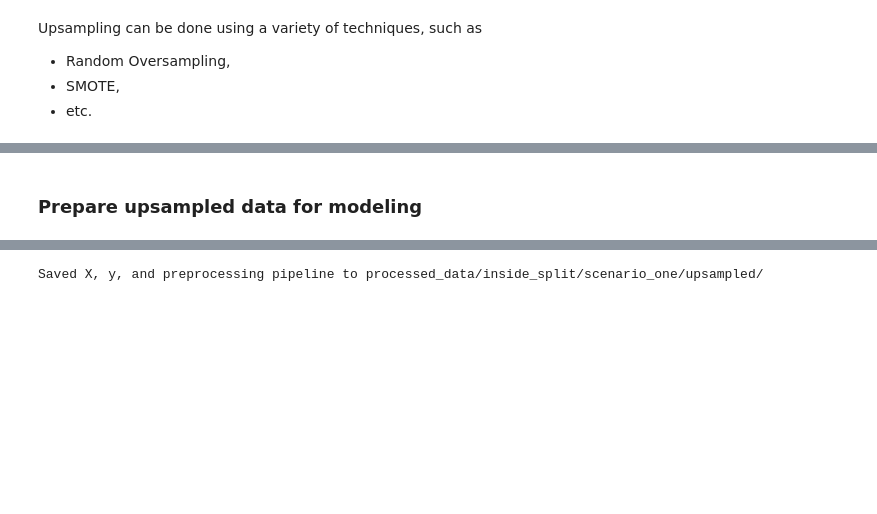
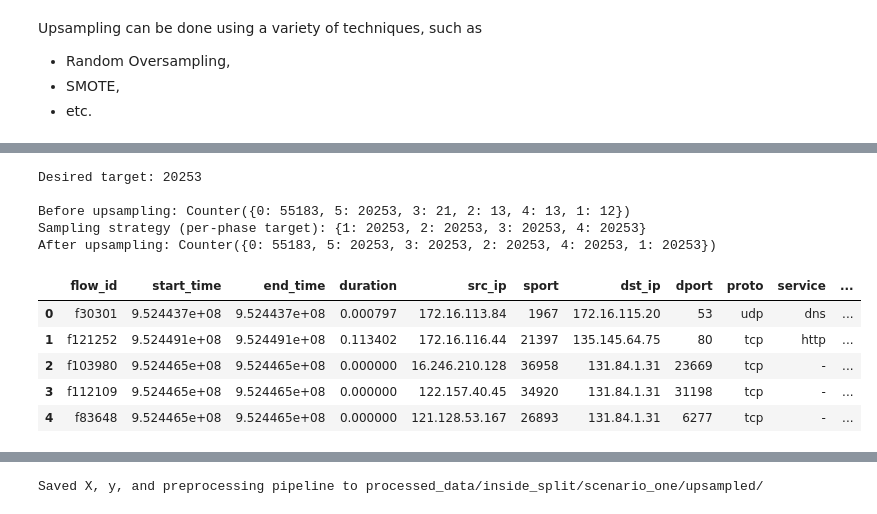
Before and after one commit to sofiaburkow/DeepChronos, a Jupyter notebook: experiments/preprocessing/balance_datasets.ipynb, the cells around one changed output, grey strips where cells are left out. Cells and saved outputs as stored; diff of their text form; code cells hidden in the pictures; blank space fills up the shorter version.

```diff
--- a/experiments/preprocessing/balance_datasets.ipynb
+++ b/experiments/preprocessing/balance_datasets.ipynb
@@ -186,5 +165,26 @@ X_train_resampled.head()
-# %% [markdown]
-### Prepare upsampled data for modeling
+# %%
+# Upsample using Random Oversampling
+counts = Counter(y_train_phases)
+phase = 5
+desired_target = counts[phase]
+print(f'Desired target: {desired_target}\n')
+
+X_train_upsampled, y_train_upsampled = upsample_classes(
+    df_train, y_train_phases, desired_target=desired_target, phases_to_upsample=[1,2,3,4], mode='random'
+)
+X_train_upsampled.head()
+# %% [output]
+Desired target: 20253
+
+Before upsampling: Counter({0: 55183, 5: 20253, 3: 21, 2: 13, 4: 13, 1: 12})
+Sampling strategy (per-phase target): {1: 20253, 2: 20253, 3: 20253, 4: 20253}
+After upsampling: Counter({0: 55183, 5: 20253, 3: 20253, 2: 20253, 4: 20253, 1: 20253})
+|  | flow_id | start_time | end_time | duration | src_ip | sport | dst_ip | dport | proto | service | ... |
+| 0 | f30301 | 9.524437e+08 | 9.524437e+08 | 0.000797 | 172.16.113.84 | 1967 | 172.16.115.20 | 53 | udp | dns | ... |
+| 1 | f121252 | 9.524491e+08 | 9.524491e+08 | 0.113402 | 172.16.116.44 | 21397 | 135.145.64.75 | 80 | tcp | http | ... |
+| 2 | f103980 | 9.524465e+08 | 9.524465e+08 | 0.000000 | 16.246.210.128 | 36958 | 131.84.1.31 | 23669 | tcp | - | ... |
+| 3 | f112109 | 9.524465e+08 | 9.524465e+08 | 0.000000 | 122.157.40.45 | 34920 | 131.84.1.31 | 31198 | tcp | - | ... |
+| 4 | f83648 | 9.524465e+08 | 9.524465e+08 | 0.000000 | 121.128.53.167 | 26893 | 131.84.1.31 | 6277 | tcp | - | ... |
 # %%
 # Config
 ip_encoding = "none"
```
Also changed, not shown: parts of 21 cells of this notebook.
